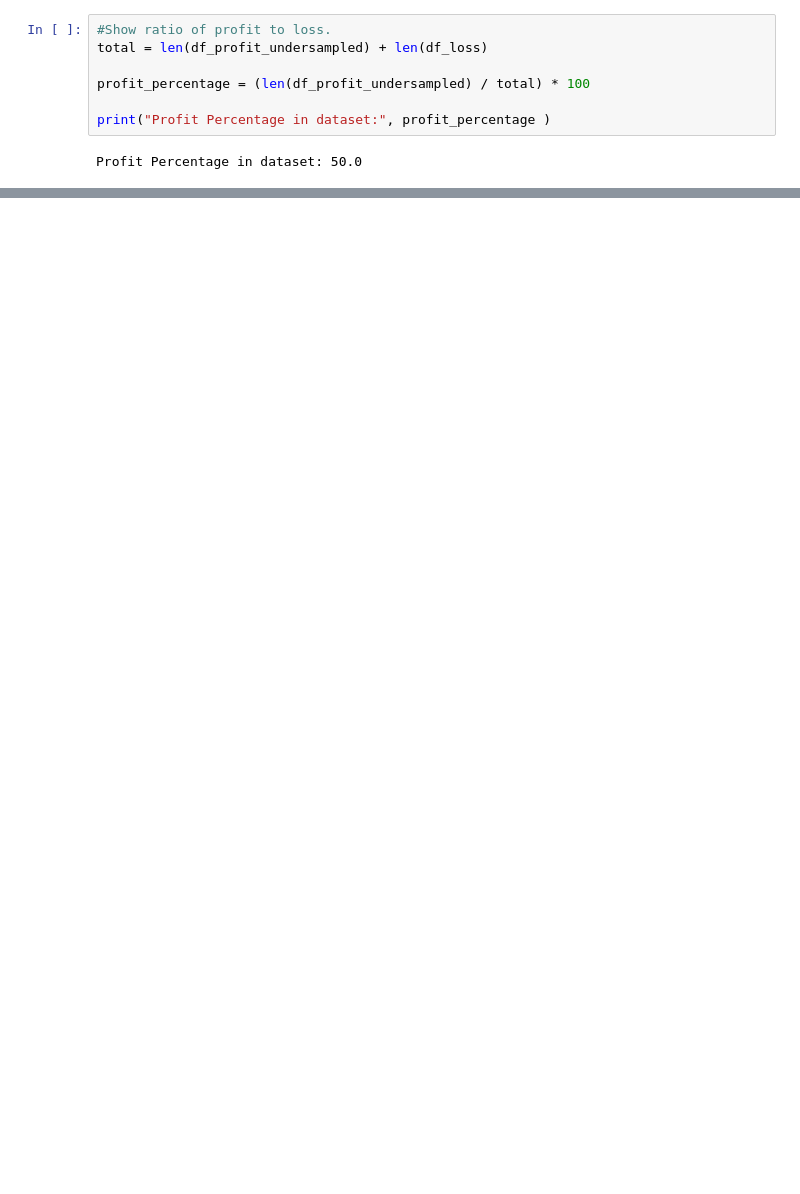
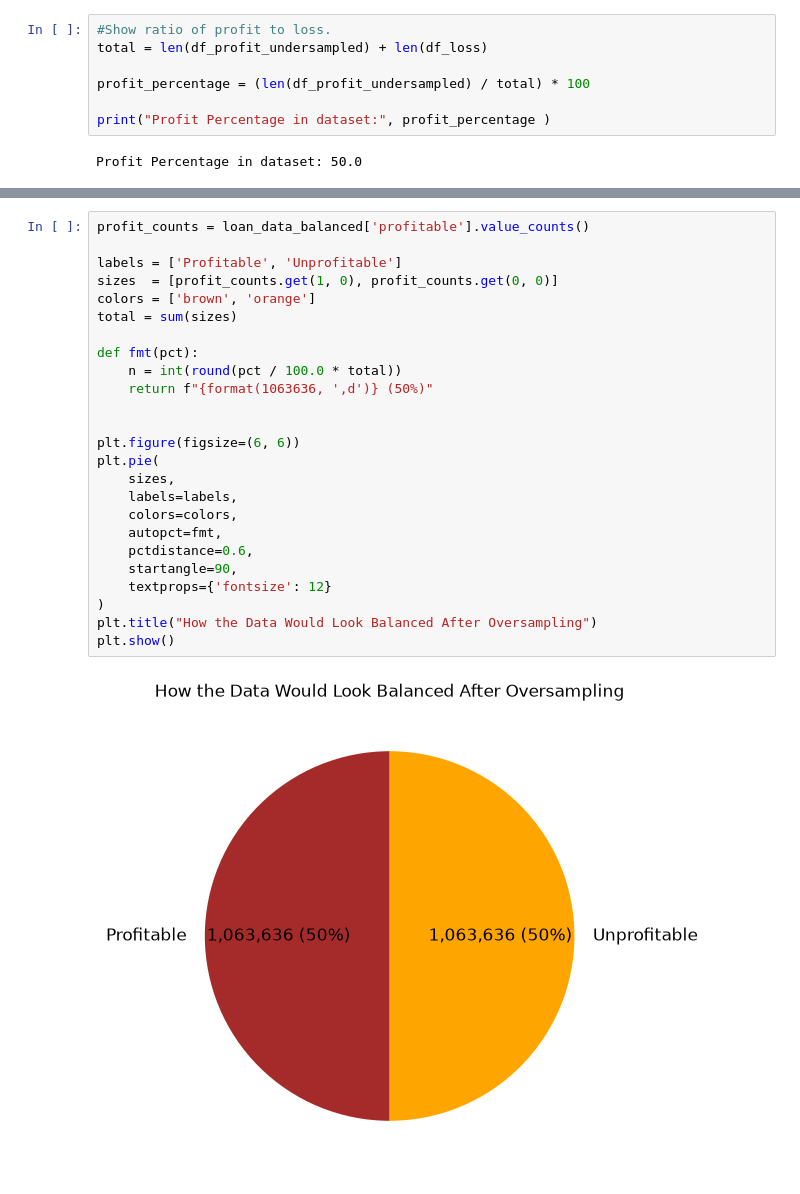
Before and after one commit to nicohaines/Classification-for-Predicting-P2P-Loan-Profitability, a Jupyter notebook: DataVisualization.ipynb, the cells around one changed output, grey strips where cells are left out. Drawn from its saved outputs; the diff is of its cells as text; blank space fills up the shorter version.

```diff
--- a/DataVisualization.ipynb
+++ b/DataVisualization.ipynb
@@ -266,0 +463,27 @@ Profit Percentage in dataset: 50.0
+# %%
+profit_counts = loan_data_balanced['profitable'].value_counts()
+
+labels = ['Profitable', 'Unprofitable']
+sizes  = [profit_counts.get(1, 0), profit_counts.get(0, 0)]
+colors = ['brown', 'orange']
+total = sum(sizes)
+
+def fmt(pct):
+    n = int(round(pct / 100.0 * total))
+    return f"{format(1063636, ',d')} (50%)"
+
+
+plt.figure(figsize=(6, 6))
+plt.pie(
+    sizes,
+    labels=labels,
+    colors=colors,
+    autopct=fmt,
+    pctdistance=0.6,
+    startangle=90,
+    textprops={'fontsize': 12}
+)
+plt.title("How the Data Would Look Balanced After Oversampling")
+plt.show()
+# %% [output]
+[figure, added]
```
Also changed, not shown: parts of 61 cells of this notebook, 2 other files.
